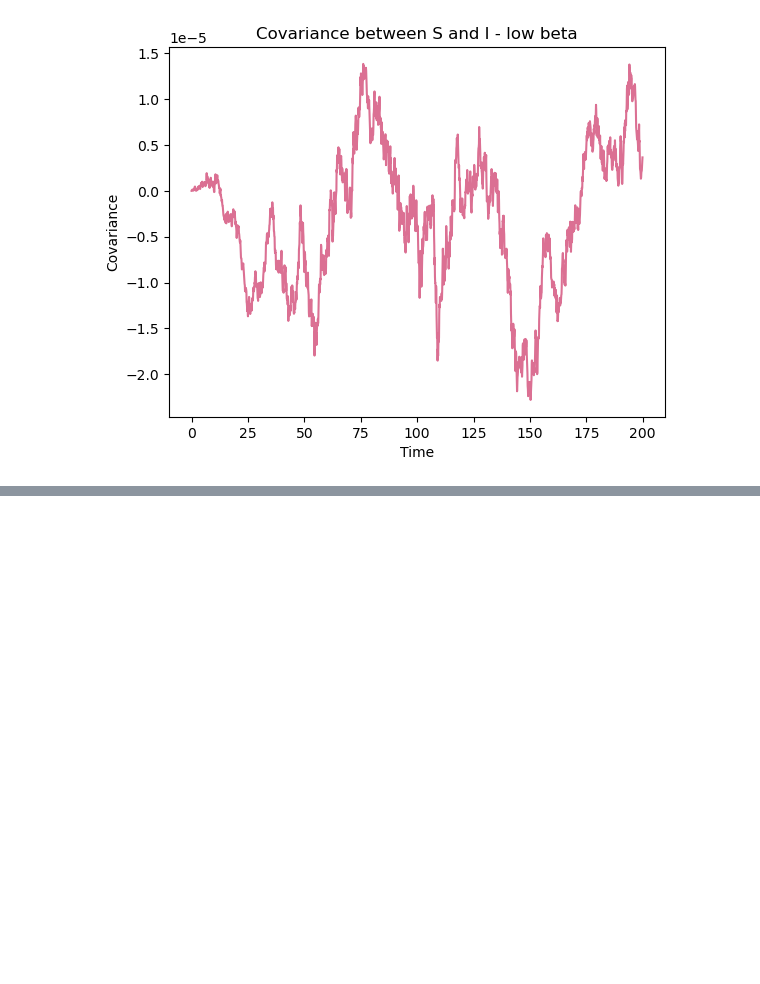
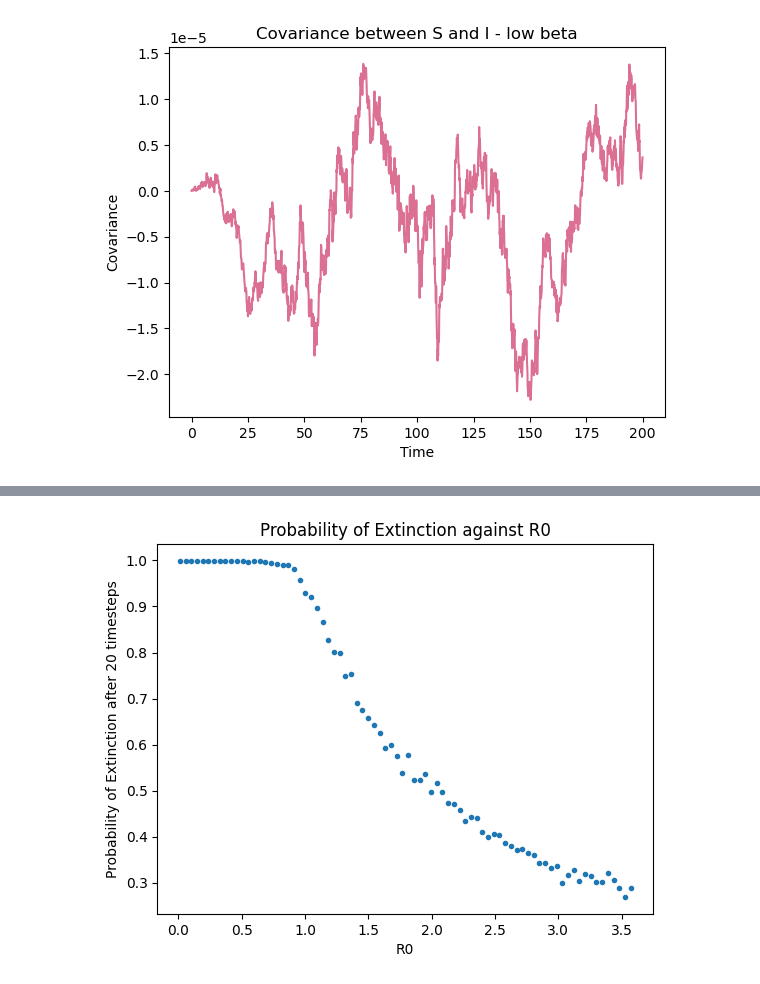
Before and after one commit to prewsei/ICLS_A2, a Jupyter notebook: Assignment2.ipynb, the cells around one changed output, grey strips where cells are left out. Drawn from its saved outputs; the diff is of its cells as text; code cells hidden in the pictures; blank space fills up the shorter version.

```diff
--- a/Assignment2.ipynb
+++ b/Assignment2.ipynb
@@ -225,0 +344,33 @@ for p in params:
+# %%
+#Exercise 1.4, this takes a long time to run because of the averaging, took 2 hours on my pc
+
+gamma = 0.8
+mu = 0.04
+T = 365
+n = 10000
+I0 = 1
+S0 = n - 1
+R0 = 0
+betas = np.linspace(0.01, 3, 80)
+time = 20
+r0s = []
+extinction_rates = []
+
+for beta in betas:
+    extinction_count = 0
+    for i in range(1, 1000):
+        _, _, I, _ = gillespies_sir(time, S0, I0, R0, beta, gamma, mu)
+        if I[-1] == 0:
+            extinction_count += 1
+    extinction_rates.append(extinction_count / 1000)
+    r0s.append(beta / (gamma + mu))
+
+plt.figure()
+plt.plot(r0s, extinction_rates, ".")
+plt.xlabel("R0")
+plt.ylabel(f"Probability of Extinction after {time} timesteps")
+plt.title('Probability of Extinction against R0')
+plt.savefig("extinctionrate.jpg")
+plt.show()
+# %% [output]
+[figure, added]
```
Also changed, not shown: parts of 7 cells of this notebook.
